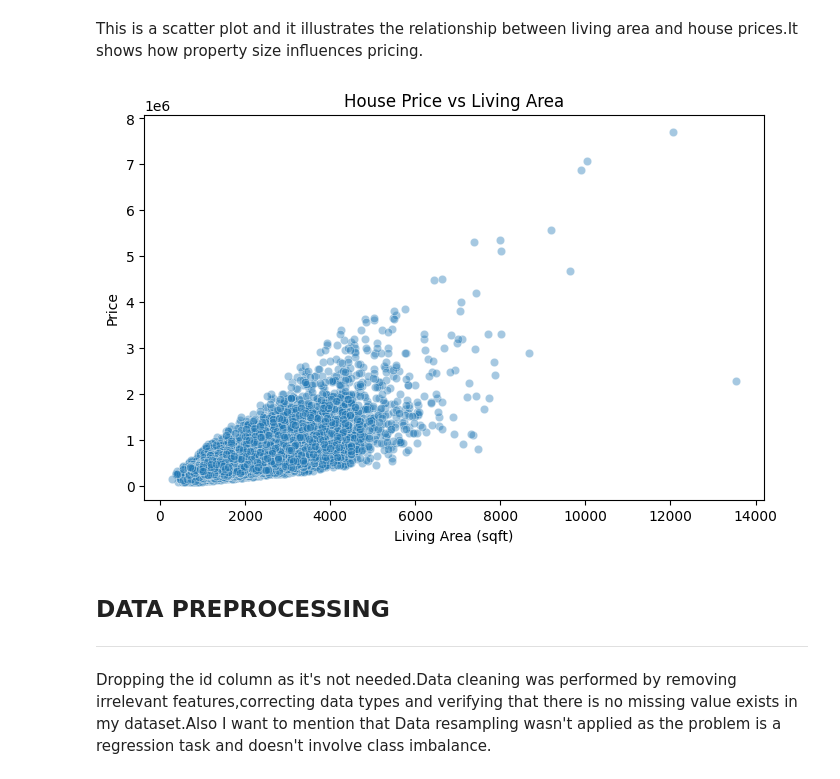
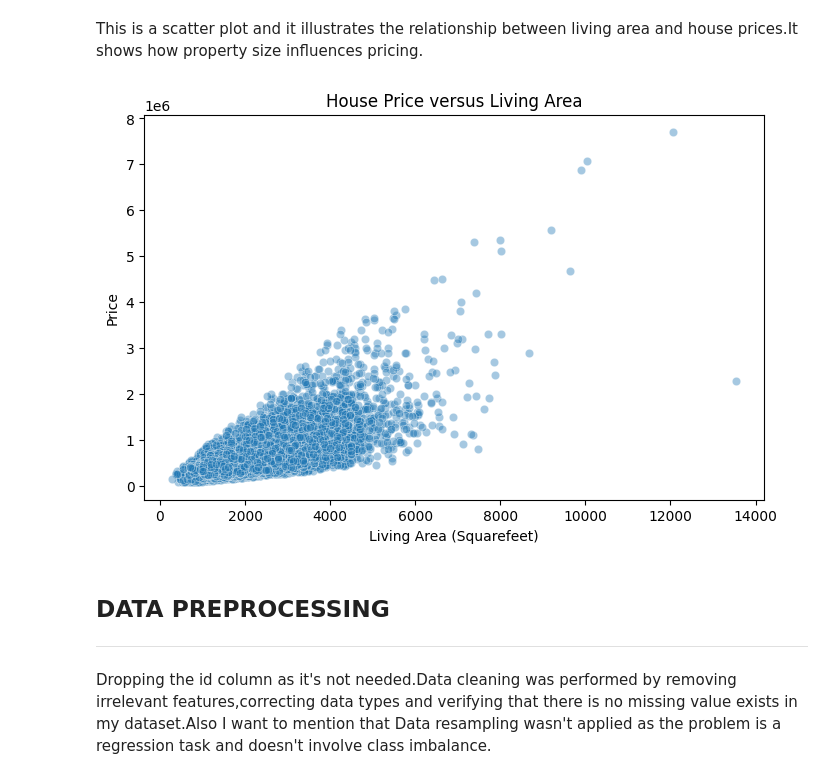
Before and after one commit to Relexan/Machine-Learning-Final-Project, a Jupyter notebook: ÇAĞDAŞ_BIYIKLIOĞLU_GH1032664_MACHINE_LEARNING_PROJECT.ipynb, the cells around one changed output. Saved outputs shown, nothing was run; the diff lists cells and outputs as text; code cells hidden in the pictures.

```diff
--- a/ÇAĞDAŞ_BIYIKLIOĞLU_GH1032664_MACHINE_LEARNING_PROJECT.ipynb
+++ b/ÇAĞDAŞ_BIYIKLIOĞLU_GH1032664_MACHINE_LEARNING_PROJECT.ipynb
@@ -222,12 +222,12 @@ This is a scatter plot and it illustrates the relationship between living area a
 # %%
 plt.figure(figsize=(8,5))
 sns.scatterplot(x=dataset["sqft_living"], y=dataset["price"], alpha=0.4)
-plt.title("House Price vs Living Area")
-plt.xlabel("Living Area (sqft)")
+plt.title("House Price versus Living Area")
+plt.xlabel("Living Area (Squarefeet)")
 plt.ylabel("Price")
 plt.show()
 # %% [output]
-[figure, old version]
+[figure, new version]
 # %% [markdown]
 ## **DATA PREPROCESSING**
 ---
```
Also changed, not shown: parts of 13 cells of this notebook, 1 other file.
